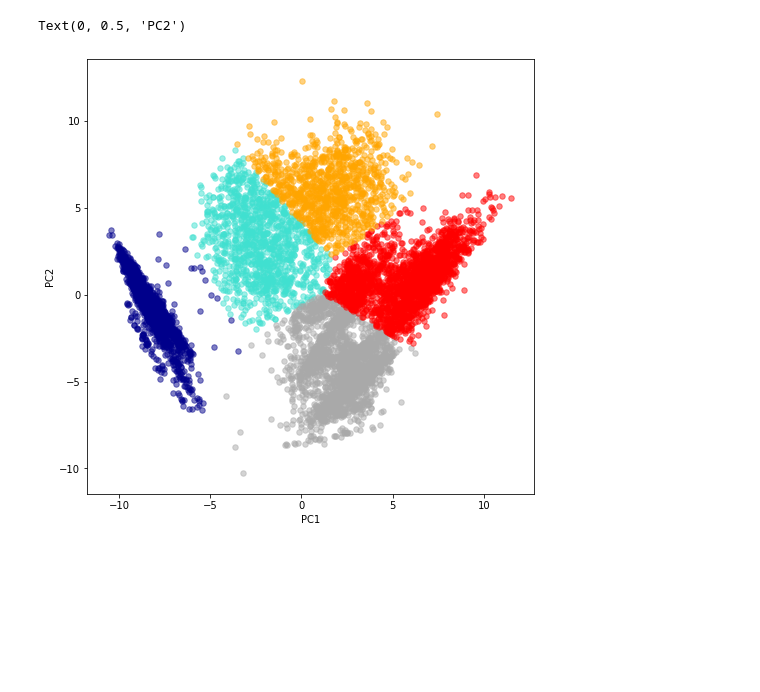
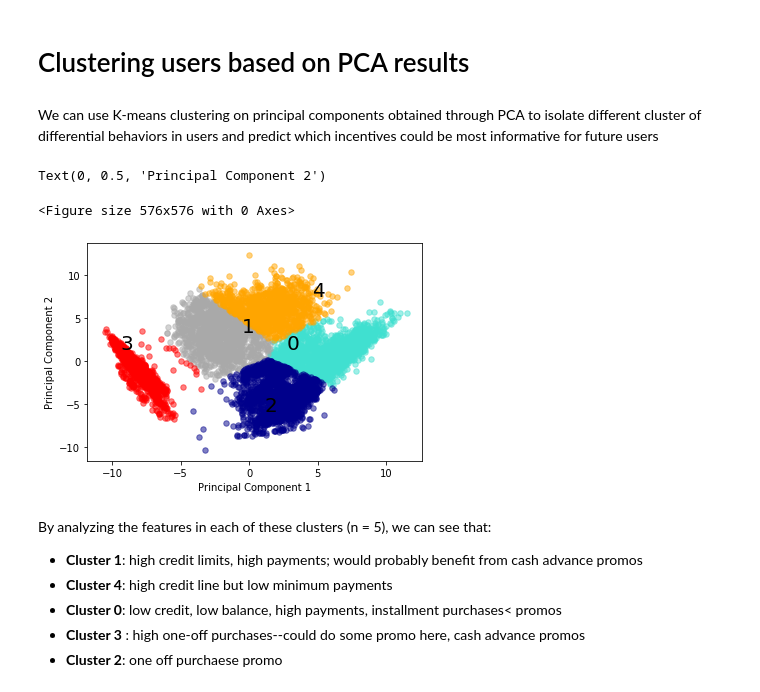
Before and after one commit to afrahshafquat/ccusersegmenter, a Jupyter notebook: CCUserSegmenter.ipynb, the cells around one changed output. Saved outputs shown, nothing was run; the diff lists cells and outputs as text; code cells hidden in the pictures; blank space fills up the shorter version.

```diff
--- a/CCUserSegmenter.ipynb
+++ b/CCUserSegmenter.ipynb
@@ -43,49 +53,45 @@ pca = PCA(n_components=2)
 principalComponents = pca.fit_transform(x)
 principalDf = pd.DataFrame(data = principalComponents
              , columns = ['principal component 1', 'principal component 2'])
+# %% [markdown]
+# Clustering users based on PCA results
+# %% [markdown]
+We can use K-means clustering on principal components obtained through PCA to isolate different cluster of differential behaviors in users and predict which incentives could be most informative for future users
 # %%
 #Kmeans clustering
 kmeans = KMeans(n_clusters=5)
 kmeans.fit(principalDf)
 y_km = kmeans.fit_predict(principalDf)
-# %%
-fig = plt.figure(figsize=(8, 8))
-points = np.array(principalDf)
-plt.scatter(points[y_km == 0, 0],
-            points[y_km == 0, 1],
-            s=30,
-            c='turquoise',
-            alpha=.5)
-plt.scatter(points[y_km == 1, 0],
-            points[y_km == 1, 1],
-            s=30,
-            c='darkgray',
-            alpha=.5)
-plt.scatter(points[y_km == 2, 0],
-            points[y_km == 2, 1],
-            s=30,
-            c='darkblue',
-            alpha=.5)
-plt.scatter(points[y_km == 3, 0],
-            points[y_km == 3, 1],
-            s=30,
-            c='red',
-            alpha=.5)
-plt.scatter(points[y_km == 4, 0],
-            points[y_km == 4, 1],
-            s=30,
-            c='orange',
-            alpha=.5)
-plt.xlabel('PC1')
-plt.ylabel('PC2')
-# %% [output]
-Text(0, 0.5, 'PC2')
-[figure, removed]
+# %%
+fig = plt.figure(figsize=(8, 8))
+points = np.array(principalDf)
+colors = ['turquoise','darkgray','darkblue','red','orange']
+fig, ax = plt.subplots()
+for i in range(5):
+    ax.scatter(points[y_km == i, 0],
+                points[y_km == i, 1],
+                s=30,
+                c=colors[i],
+                alpha=.5)
+    ax.annotate(i, (points[y_km == i, :][0]), size=20)
+plt.xlabel('Principal Component 1')
+plt.ylabel('Principal Component 2')
+# %% [output]
+Text(0, 0.5, 'Principal Component 2')
+<Figure size 576x576 with 0 Axes>
+[figure, added]
 # %%
 df_final['cluster'] = y_km
 # %%
 df_copy = df_final.copy()
 df_copy = df_copy.reindex(y_km)
+# %% [markdown]
+By analyzing the features in each of these clusters (n = 5), we can see that:
+* **Cluster 1**:  high credit limits, high payments; would probably benefit from cash advance promos
+* **Cluster 4**: high credit line but low minimum payments
+* **Cluster 0**: low credit, low balance, high payments, installment purchases< promos
+* **Cluster 3** : high one-off purchases--could do some promo here, cash advance promos
+* **Cluster 2**: one off purchaese promo
 # %%
 dict_features = {0:'turquoise',1:'darkgray',2:'darkblue',3:'red',4:'orange'}
 row_colors = df_copy.index.map(dict_features)
```
Also changed, not shown: parts of 9 cells of this notebook.
